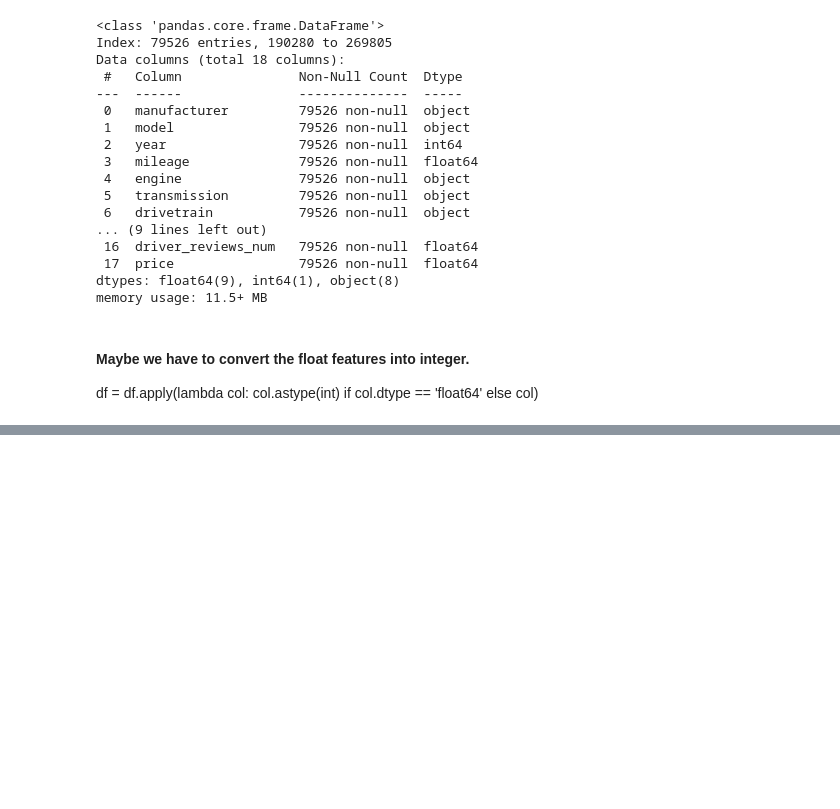
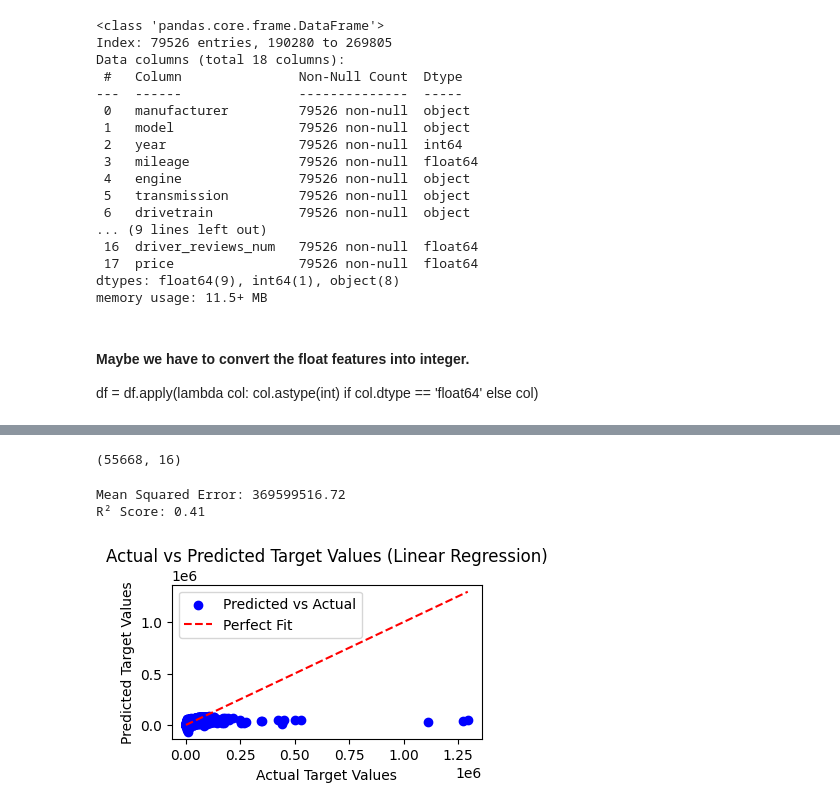
Before and after one commit to Raaj-4320/smartAuto, a Jupyter notebook: overView.ipynb, the cells around one changed output, grey strips where cells are left out. Cells and saved outputs as stored; diff of their text form; code cells hidden in the pictures; blank space fills up the shorter version.

Commit message:
trained regression 1

```diff
--- a/overView.ipynb
+++ b/overView.ipynb
@@ -556,0 +494,41 @@ Model: "functional_4"
+# %%
+# Train test split for model training
+x = df[['year','mileage','mpg','accidents_or_damage','one_owner','personal_use_only','seller_rating','driver_rating','driver_reviews_num','model_encoded','engine_encoded','transmission_encoded','drivetrain_encoded','fuel_type_encoded','exterior_color_encoded','interior_color_encoded']]
+y = df['price']
+# %%
+
+x_train, x_test, y_train, y_test = train_test_split(x, y, test_size=0.30, random_state=42)
+# %%
+x_train.shape
+# %% [output]
+(55668, 16)
+# %%
+# Initialize and train the Linear Regression model
+model = LinearRegression()
+model.fit(x_train, y_train)
+
+# Make predictions on the test set
+y_pred = model.predict(x_test)
+
+# Evaluate the model (Mean Squared Error and R² score)
+mse = mean_squared_error(y_test, y_pred)
+r2 = r2_score(y_test, y_pred)
+# %%
+
+# Print evaluation metrics
+print(f'Mean Squared Error: {mse:.2f}')
+print(f'R² Score: {r2:.2f}')
+
+# Plotting the actual vs predicted values
+plt.figure(figsize=(4, 2))
+plt.scatter(y_test, y_pred, color='blue', label='Predicted vs Actual')
+plt.plot([min(y_test), max(y_test)], [min(y_test), max(y_test)], color='red', linestyle='--', label='Perfect Fit')
+plt.xlabel('Actual Target Values')
+plt.ylabel('Predicted Target Values')
+plt.title('Actual vs Predicted Target Values (Linear Regression)')
+plt.legend()
+plt.show()
+# %% [output]
+Mean Squared Error: 369599516.72
+R² Score: 0.41
+[figure, added]
```
Also changed, not shown: parts of 14 cells of this notebook.
